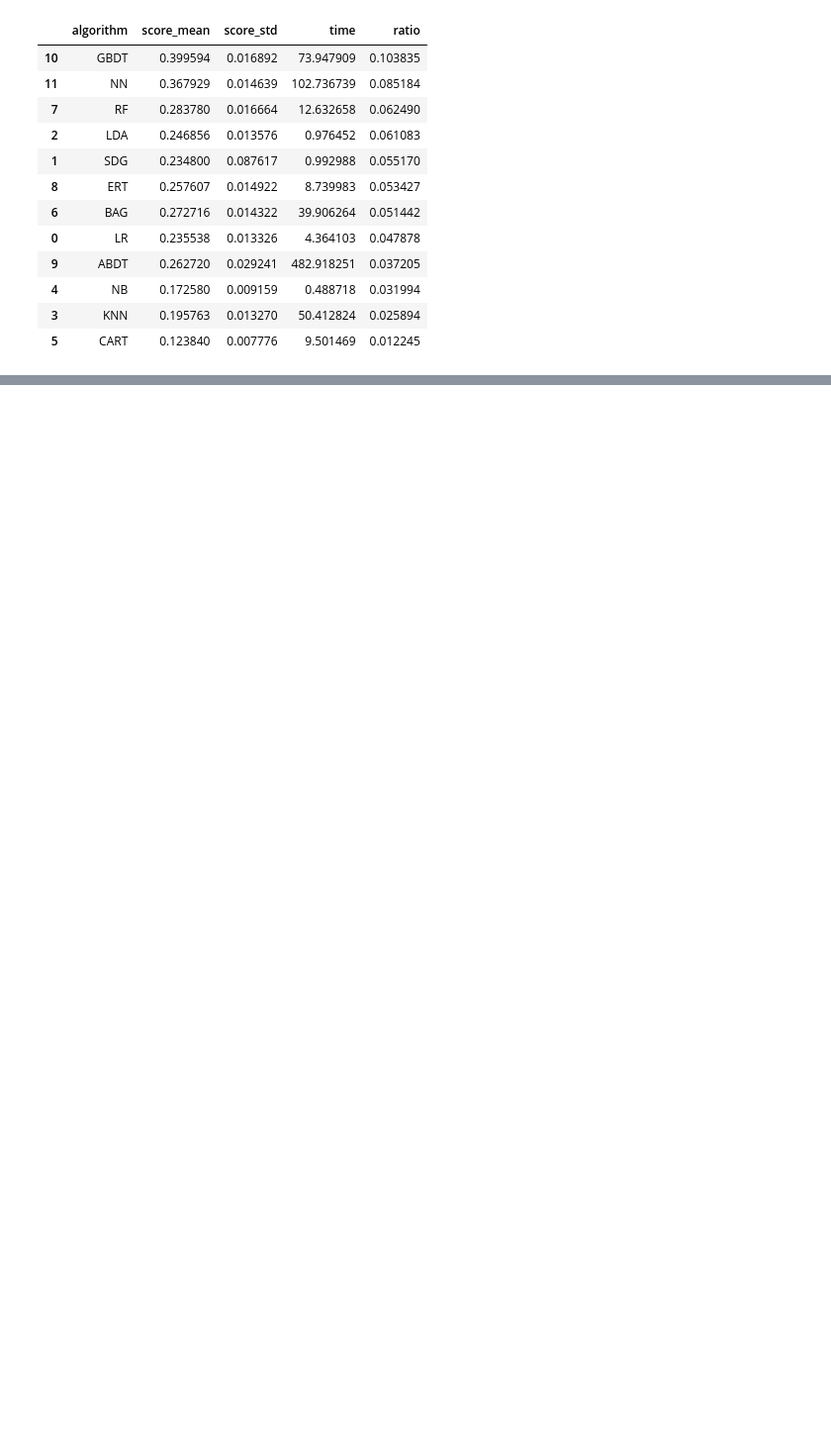
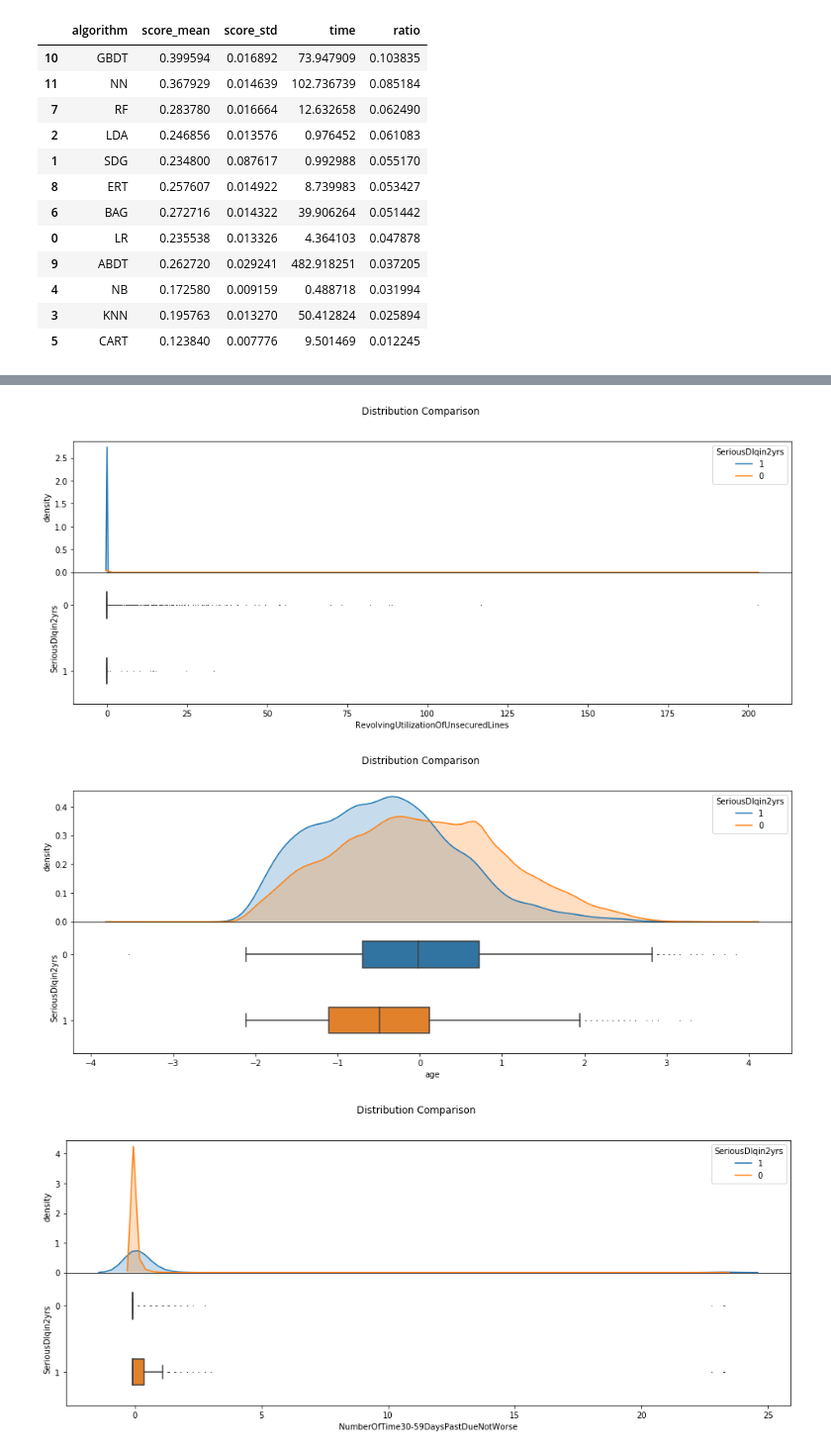
Before and after one commit to Ewen2015/Kaggle, a Jupyter notebook: credit_score/test_gossipcat.ipynb, the cells around one changed output, grey strips where cells are left out. Shown at 99% size. Drawn from its saved outputs; the diff is of its cells as text; code cells hidden in the pictures; blank space fills up the shorter version.

```diff
--- a/credit_score/test_gossipcat.ipynb
+++ b/credit_score/test_gossipcat.ipynb
@@ -117,0 +137,24 @@ com.AmongResults.sort_values(by='ratio', ascending=False)
+# %%
+def DenBox(data, target, features):
+    targetList = data[target].unique().tolist()
+    for f in features:
+        fig, (ax1, ax2) = plt.subplots(2, sharex=True, figsize=(16, 6))
+        fig.suptitle('Distribution Comparison')
+
+        for cat in targetList:
+          sns.kdeplot(data[f][data[target]==cat], shade=True, label=cat, ax=ax1)
+          ax1.set(ylabel='density')
+          ax1.legend(title=target)
+
+        sns.boxplot(y=target, x=f, data=data, orient='h', width=0.4, fliersize=0.3, ax=ax2)
+        ax1.get_shared_x_axes().join(ax1, ax2)
+
+        fig.subplots_adjust(hspace=0)
+        plt.show()
+    return None
+# %%
+DenBox(data_tr, target, features)
+# %% [output]
+[figure, added]
+[figure, added]
+[figure, added]
```
Also changed, not shown: parts of 9 cells of this notebook, 11 other files.
